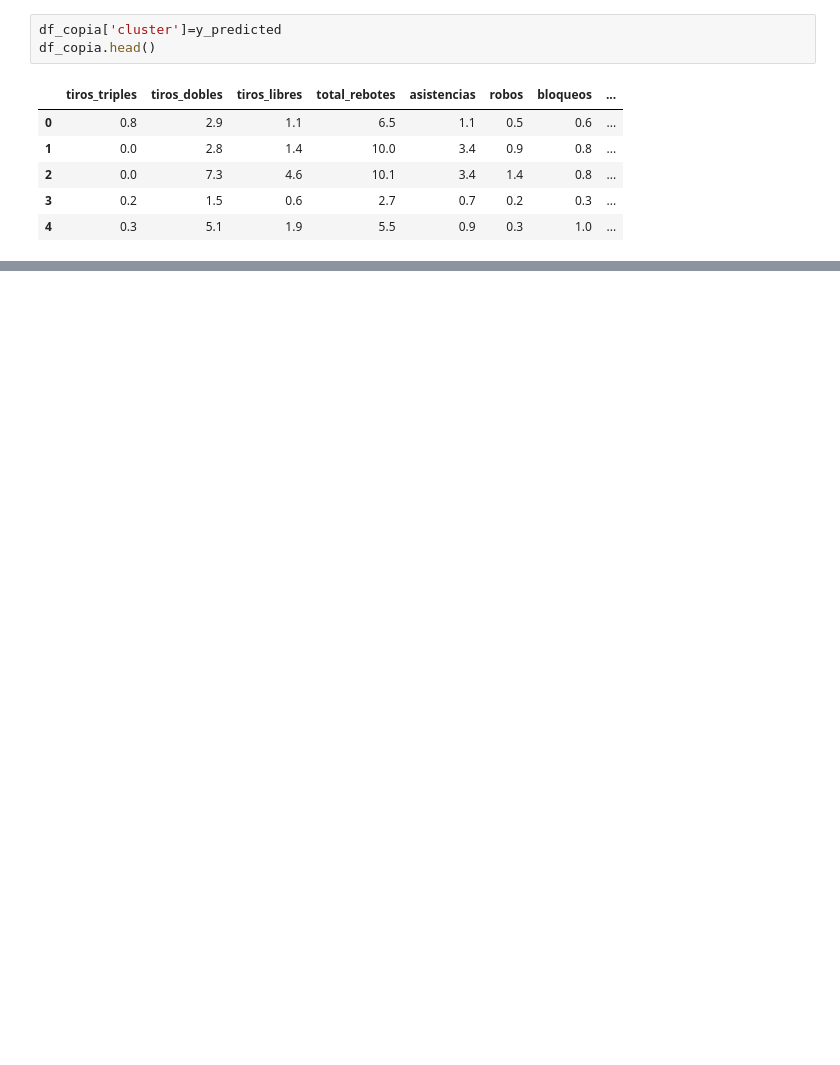
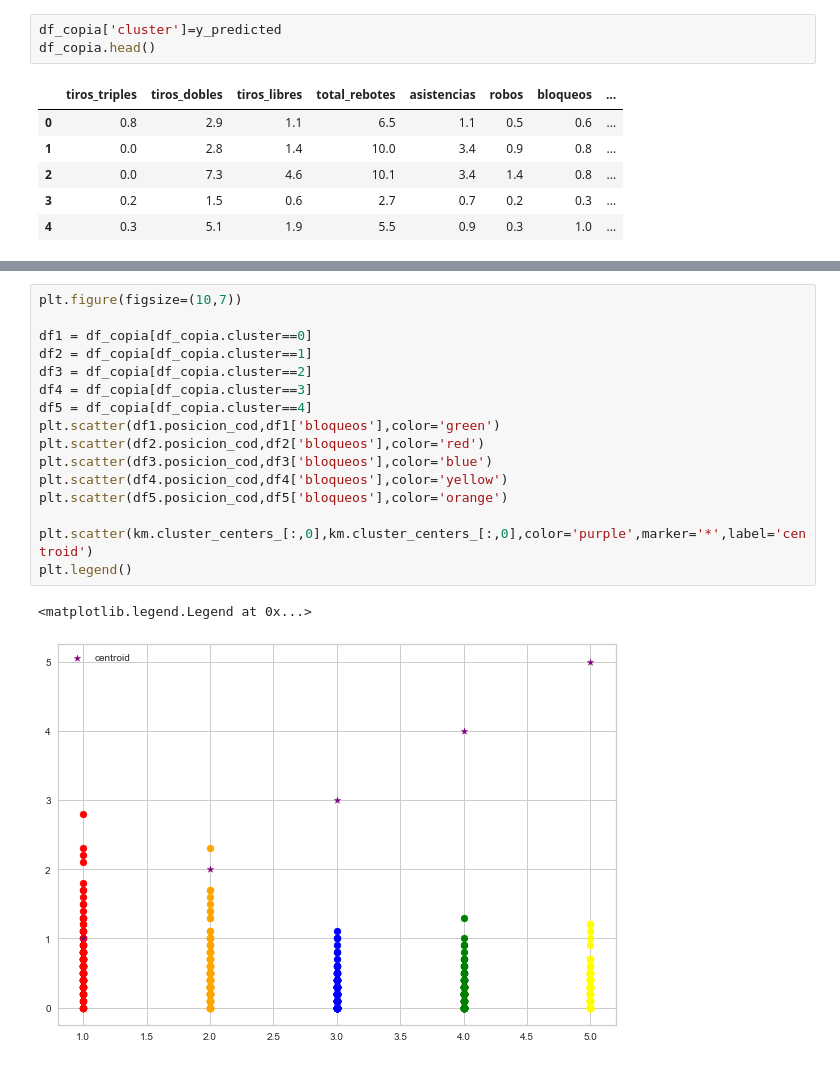
Before and after one commit to Aliciafs97/Proyecto-NBA, a Jupyter notebook: Regionales 2021-2022/EDA-NBA.ipynb, the cells around one changed output, grey strips where cells are left out. Cells and saved outputs as stored; diff of their text form; blank space fills up the shorter version.

```diff
--- a/Regionales 2021-2022/EDA-NBA.ipynb
+++ b/Regionales 2021-2022/EDA-NBA.ipynb
@@ -554,0 +570,19 @@ array([[2.],
+# %%
+plt.figure(figsize=(10,7))
+
+df1 = df_copia[df_copia.cluster==0]
+df2 = df_copia[df_copia.cluster==1]
+df3 = df_copia[df_copia.cluster==2]
+df4 = df_copia[df_copia.cluster==3]
+df5 = df_copia[df_copia.cluster==4]
+plt.scatter(df1.posicion_cod,df1['bloqueos'],color='green')
+plt.scatter(df2.posicion_cod,df2['bloqueos'],color='red')
+plt.scatter(df3.posicion_cod,df3['bloqueos'],color='blue')
+plt.scatter(df4.posicion_cod,df4['bloqueos'],color='yellow')
+plt.scatter(df5.posicion_cod,df5['bloqueos'],color='orange')
+
+plt.scatter(km.cluster_centers_[:,0],km.cluster_centers_[:,0],color='purple',marker='*',label='centroid')
+plt.legend()
+# %% [output]
+<matplotlib.legend.Legend at 0x...>
+[figure, added]
```
Also changed, not shown: parts of 5 cells of this notebook.
